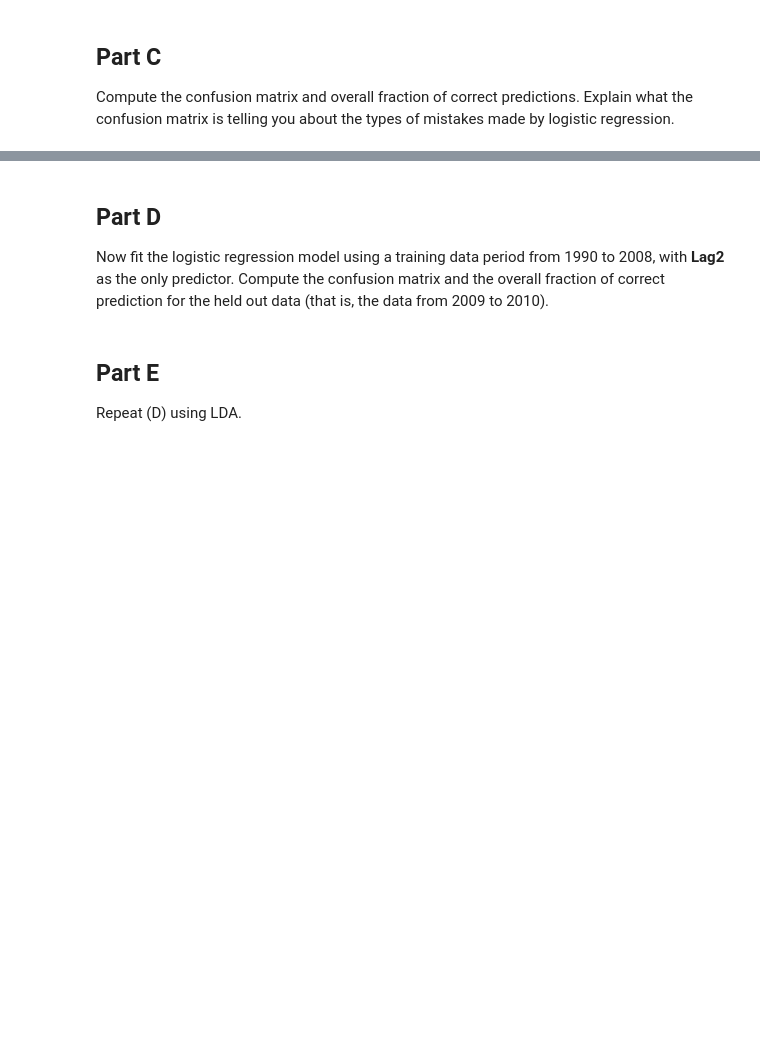
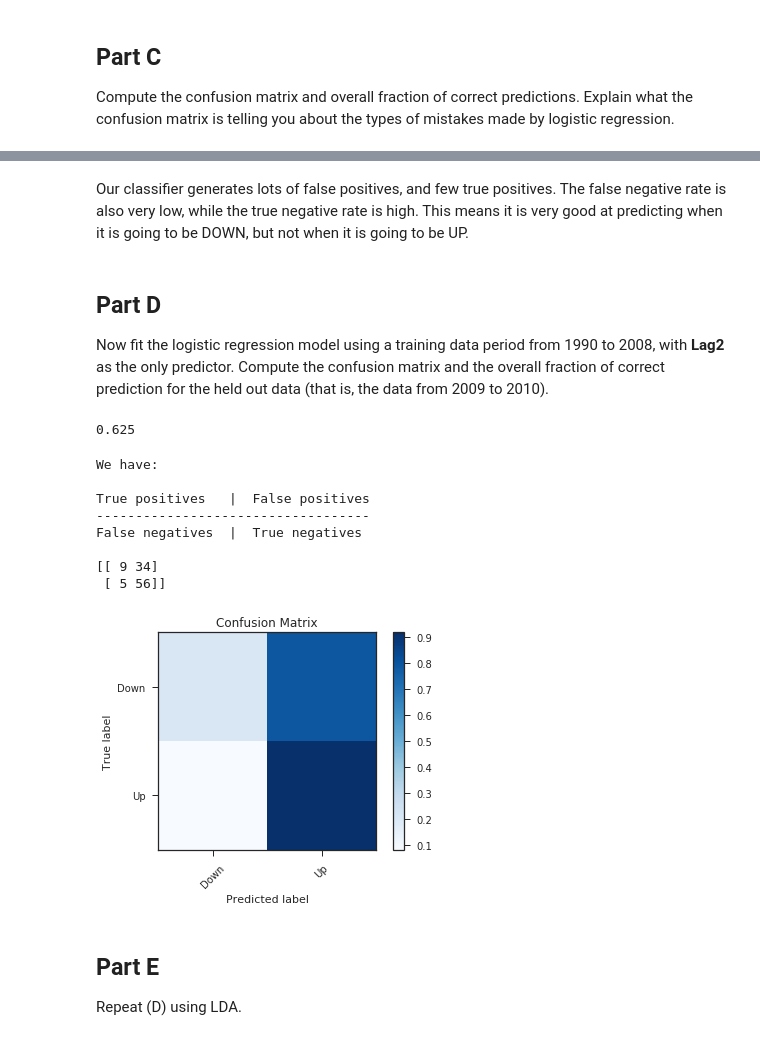
Before and after one commit to jsigee87/Data-Science-Lab-ee379k, a Jupyter notebook: lab5/src/problem2.ipynb, the cells around one changed output, grey strips where cells are left out. Saved outputs shown, nothing was run; the diff lists cells and outputs as text; code cells hidden in the pictures; blank space fills up the shorter version.

```diff
--- a/lab5/src/problem2.ipynb
+++ b/lab5/src/problem2.ipynb
@@ -109,6 +112,68 @@ False negatives  |  True negatives
+# %% [markdown]
+Our classifier generates lots of false positives, and few true positives. The false negative rate is also very low, while the true negative rate is high. This means it is very good at predicting when it is going to be DOWN, but not when it is going to be UP.
 # %% [markdown]
 ## Part D
 Now fit the logistic regression model using a training data period from 1990 to 2008, with <b>Lag2</b> as the only predictor. Compute the confusion matrix and the overall fraction of correct prediction for the held out data (that is, the data from 2009 to 2010).
+# %%
+# We create our data set from the columns as required
+X_train_2 = weekly[weekly['Year'] < 2009]
+X_train_2 = X_train_2['Lag2']
+
+y_train_2 = weekly[weekly['Year'] < 2009]
+y_train_2 = y_train_2['Direction']
+
+X_test_2 = weekly[weekly['Year'] > 2008]
+X_test_2 = X_test_2['Lag2']
+
+y_test_2 = weekly[weekly['Year'] > 2008]
+y_test_2 = y_test_2['Direction']
+
+# Convert labels again
+lb_2 = LabelBinarizer()
+y_train_2 = lb_2.fit_transform(y_train_2)
+y_test_2 = lb_2.fit_transform(y_test_2)
+#y_train = np.reshape(y_train, (y_train.shape[0]))
+#y_test = np.reshape(y_test, (y_test.shape[0]))
+
+# Reshape
+X_train_2 = np.reshape(X_train_2, (X_train_2.shape[0], 1))
+X_test_2 = np.reshape(X_test_2, (X_test_2.shape[0], 1))
+
+# Log Regression
+clf_2 = LogisticRegression()
+_ = clf_2.fit(X_train_2, y_train_2)
+pred_2 = clf_2.predict(X_test_2)
+print(clf_2.score(X_test_2, y_test_2))
+# %% [output]
+0.625
+# %%
+print("We have:\n")
+print("True positives   |  False positives")
+print("-----------------------------------")
+print("False negatives  |  True negatives\n")
+conf_matrix_2 = confusion_matrix(y_test_2, pred_2)
+print(conf_matrix_2)
+
+# Normalize and print heat map
+fig = plt.figure(figsize = (6,4))
+conf_matrix_norm_2 = conf_matrix_2.astype('float') / conf_matrix_2.sum(axis=1)[:, np.newaxis]
+_ = plt.imshow(conf_matrix_norm_2, interpolation='nearest', cmap=plt.cm.Blues)
+_ = plt.title('Confusion Matrix')
+_ = plt.colorbar()
+_ = plt.xticks([0,1], ['Down', 'Up'], rotation=45)
+_ = plt.yticks([0,1], ['Down', 'Up'])
+_ = plt.ylabel('True label')
+_ = plt.xlabel('Predicted label')
+# %% [output]
+We have:
+
+True positives   |  False positives
+-----------------------------------
+False negatives  |  True negatives
+
+[[ 9 34]
+ [ 5 56]]
+[figure, added]
 # %% [markdown]
 ## Part E
 Repeat (D) using LDA.
```
Also changed, not shown: parts of 5 cells of this notebook, 2 other files.
